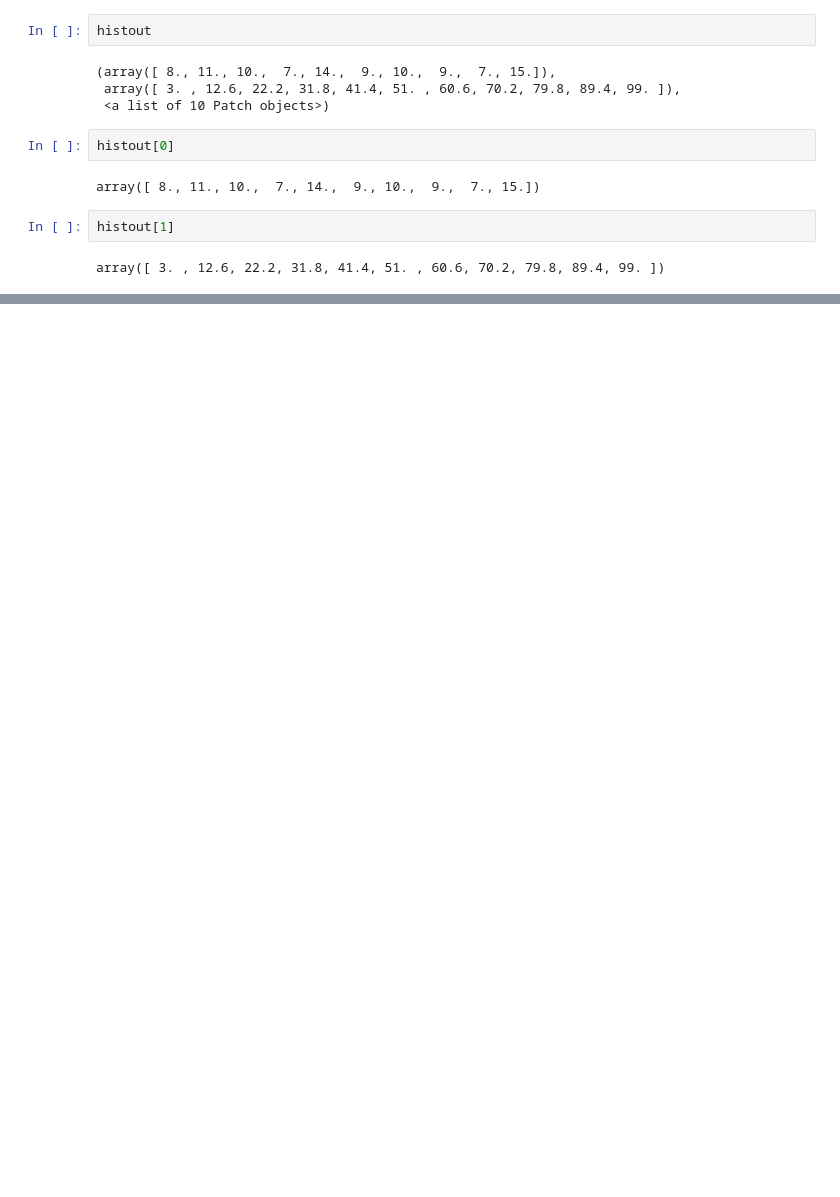
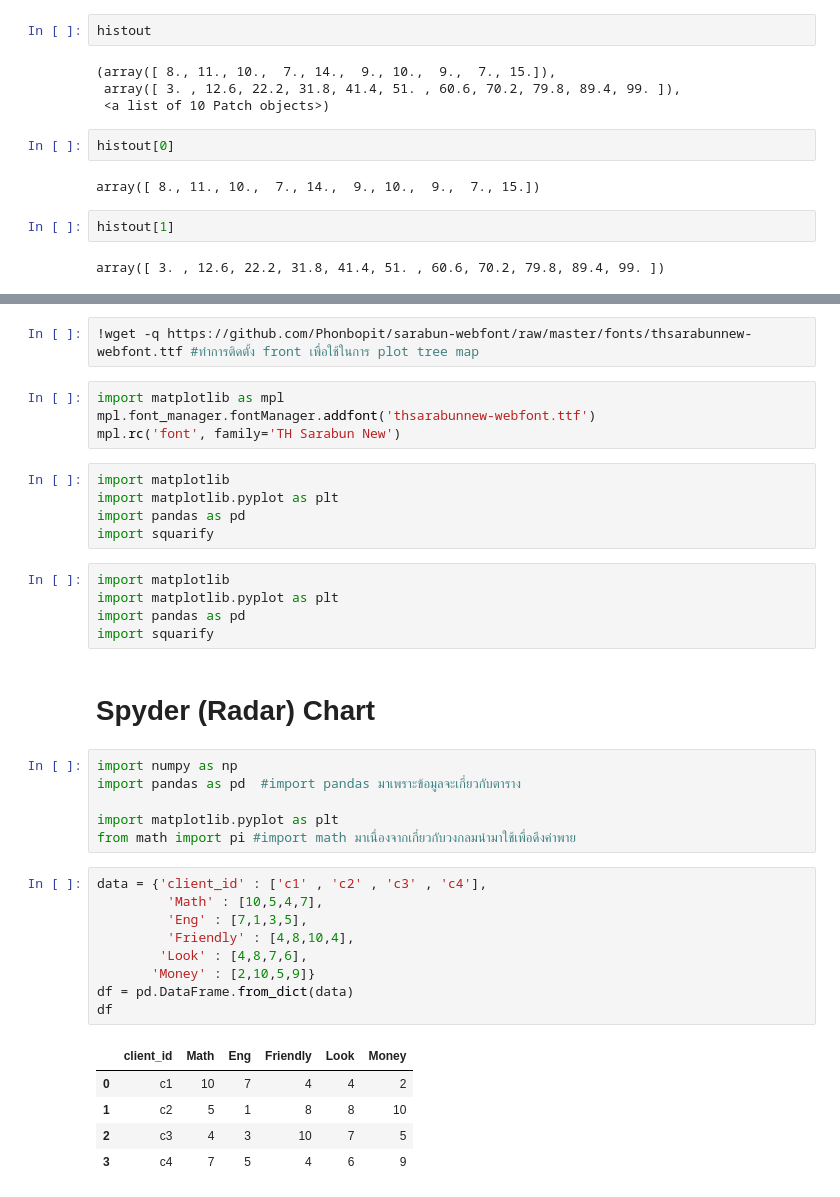
Before and after one commit to Supathatkh/data_viz_2022, a Jupyter notebook: DataViz04_Data_Comparison.ipynb, the cells around one changed output, grey strips where cells are left out. Saved outputs shown, nothing was run; the diff lists cells and outputs as text; blank space fills up the shorter version.

```diff
--- a/DataViz04_Data_Comparison.ipynb
+++ b/DataViz04_Data_Comparison.ipynb
@@ -335,0 +413,39 @@ array([ 3. , 12.6, 22.2, 31.8, 41.4, 51. , 60.6, 70.2, 79.8, 89.4, 99. ])
+# %%
+!wget -q https://github.com/Phonbopit/sarabun-webfont/raw/master/fonts/thsarabunnew-webfont.ttf #ทำการติดตั้ง front เพื่อใช้ในการ plot tree map
+# %%
+import matplotlib as mpl
+mpl.font_manager.fontManager.addfont('thsarabunnew-webfont.ttf')
+mpl.rc('font', family='TH Sarabun New')
+# %%
+import matplotlib
+import matplotlib.pyplot as plt
+import pandas as pd
+import squarify
+# %%
+import matplotlib
+import matplotlib.pyplot as plt
+import pandas as pd
+import squarify
+# %% [markdown]
+# Spyder (Radar) Chart
+# %%
+import numpy as np
+import pandas as pd  #import pandas มาเพราะข้อมูลจะเกี่ยวกับตาราง
+
+import matplotlib.pyplot as plt
+from math import pi #import math มาเนื่องจากเกี่ยวกับวงกลมนำมาใช้เพื่อดึงค่าพาย
+# %%
+data = {'client_id' : ['c1' , 'c2' , 'c3' , 'c4'],
+         'Math' : [10,5,4,7],
+         'Eng' : [7,1,3,5],
+         'Friendly' : [4,8,10,4],
+        'Look' : [4,8,7,6],
+       'Money' : [2,10,5,9]}
+df = pd.DataFrame.from_dict(data)
+df
+# %% [output]
+|  | client_id | Math | Eng | Friendly | Look | Money |
+| 0 | c1 | 10 | 7 | 4 | 4 | 2 |
+| 1 | c2 | 5 | 1 | 8 | 8 | 10 |
+| 2 | c3 | 4 | 3 | 10 | 7 | 5 |
+| 3 | c4 | 7 | 5 | 4 | 6 | 9 |
```
Also changed, not shown: parts of 18 cells of this notebook.
